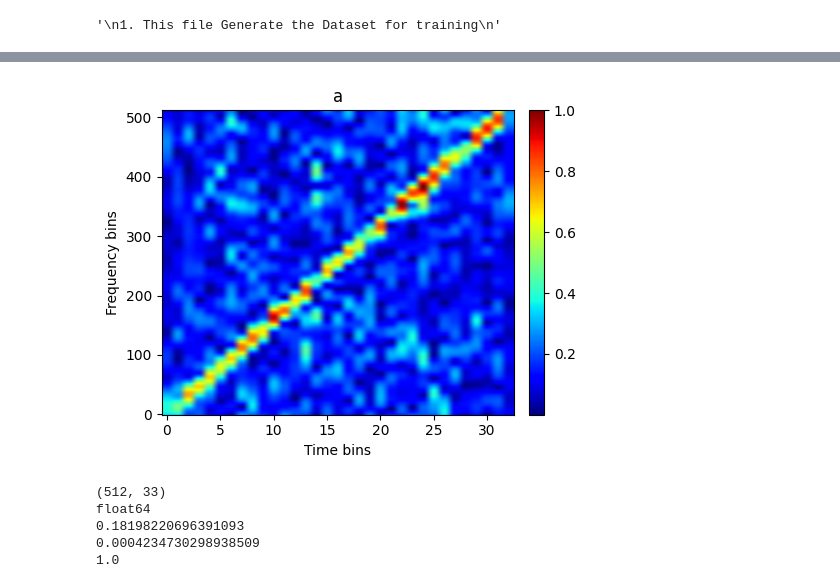
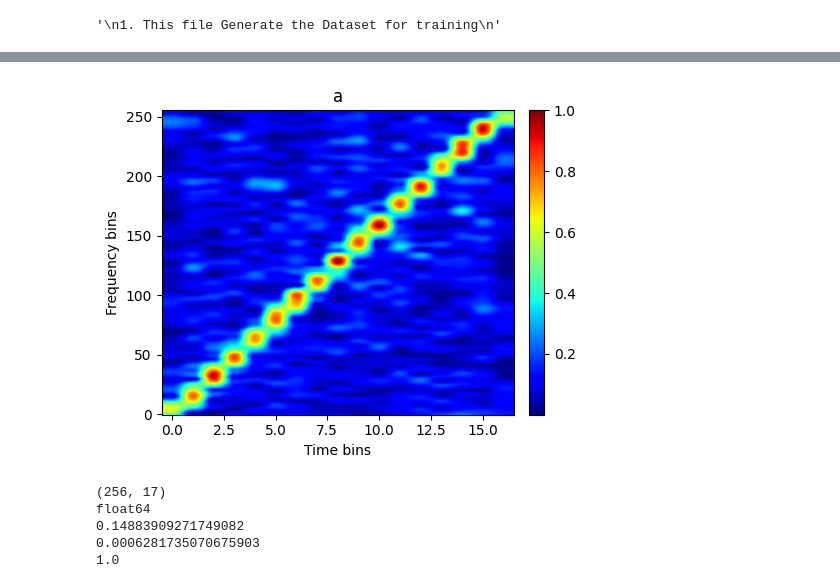
Before and after one commit to seanmantanhacker/INC-BAM, a Jupyter notebook: Model-experiment-3/generate.ipynb, the cells around one changed output, grey strips where cells are left out. Drawn from its saved outputs; the diff is of its cells as text; code cells hidden in the pictures.

```diff
--- a/Model-experiment-3/generate.ipynb
+++ b/Model-experiment-3/generate.ipynb
@@ -62,17 +77,17 @@ Folder created: dataset_sf9
 # %%
-file_path = "dataset_sf9/s_sf9_bw125_-10_0_1.npy"  # example path
+file_path = "dataset_sf9_256x17/s_sf9_bw125_-5_0_1.npy"  # example path
 data2 = np.load(file_path)
 
 show_multiple_spectrograms([data2],["a"],1)
 print(data2.shape)
 print(data2.dtype)
 print(data2.mean())
 print(data2.min())
 print(data2.max())
 # %% [output]
-[figure, old version]
+[figure, new version]
-(512, 33)
+(256, 17)
 float64
-0.18198220696391093
-0.0004234730298938509
+0.14883909271749082
+0.0006281735070675903
 1.0
```
Also changed, not shown: parts of 2 cells of this notebook, 5 other files.
